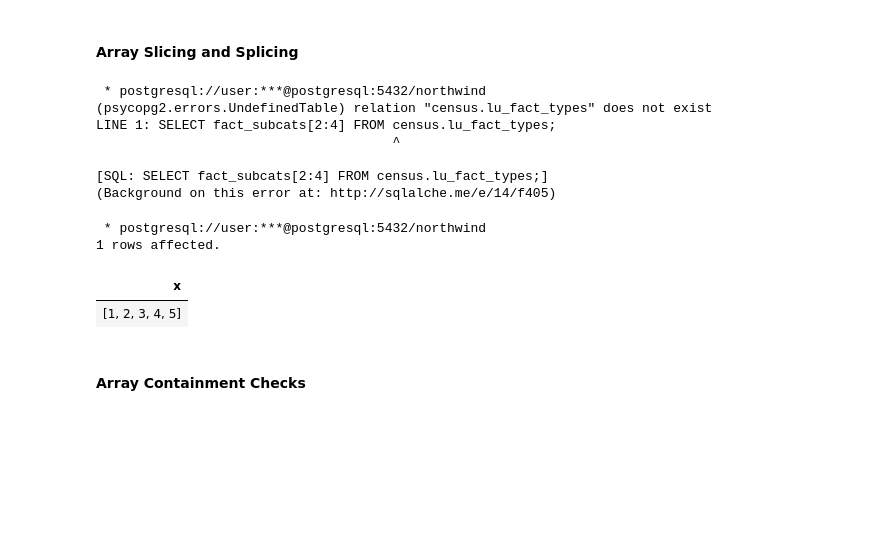
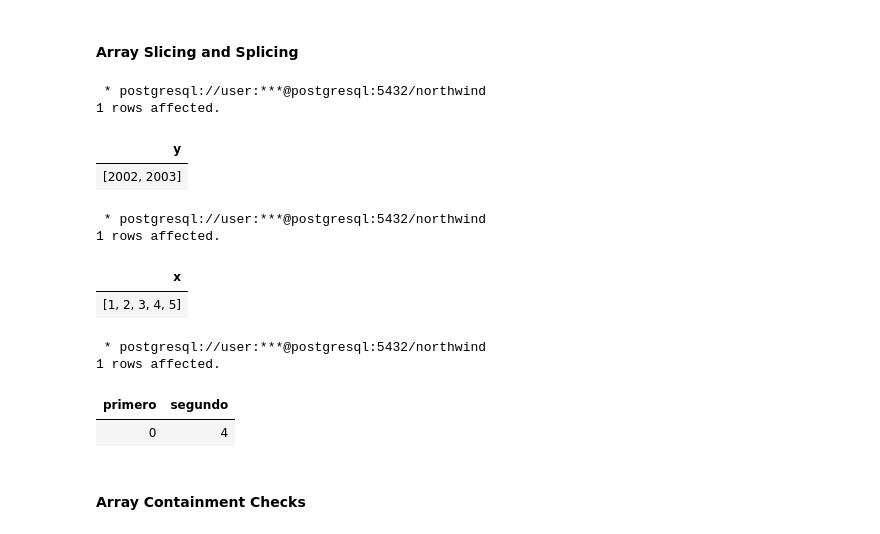
Before and after one commit to butuzov/todayilearned, a Jupyter notebook: misc/postgres/readme.ipynb, the cells around one changed output. Drawn from its saved outputs; the diff is of its cells as text; code cells hidden in the pictures; blank space fills up the shorter version.

```diff
--- a/sandbox-pg/readme.ipynb
+++ b/misc/postgres/readme.ipynb
@@ -494,12 +492,9 @@ SELECT
 #### Array Slicing and Splicing
 # %%
 %%sql
-SELECT fact_subcats[2:4] FROM census.lu_fact_types;
+SELECT d.y[2:3] FROM (SELECT ARRAY[2001, 2002, 2003, 2004] as y ) as d
 # %% [output]
  * postgresql://user:***@postgresql:5432/northwind
-(psycopg2.errors.UndefinedTable) relation "census.lu_fact_types" does not exist
-LINE 1: SELECT fact_subcats[2:4] FROM census.lu_fact_types;
-                                      ^
-
-[SQL: SELECT fact_subcats[2:4] FROM census.lu_fact_types;]
-(Background on this error at: http://sqlalche.me/e/14/f405)
+1 rows affected.
+| y |
+| [2002, 2003] |
@@ -515,10 +508,17 @@ SELECT '{1,2,3}'::integer[] || 4 || 5 AS x;
 | x |
 | [1, 2, 3, 4, 5] |
 # %%
+%%sql
+
 SELECT
-    fact_subcats[1] AS primero,
-    fact_subcats[array_upper(fact_subcats, 1)] As segundo
-FROM census.lu_fact_types;
+    d.c[1] AS primero,
+    d.c[array_upper(d.c, 1)] AS segundo
+    FROM (SELECT ARRAY[0,1,2,3,4] as c ) as d
+# %% [output]
+ * postgresql://user:***@postgresql:5432/northwind
+1 rows affected.
+| primero | segundo |
+| 0 | 4 |
 # %% [markdown]
 #### Array Containment Checks
 # %% [markdown]
```
Also changed, not shown: parts of 91 cells of this notebook, 25 other files.
